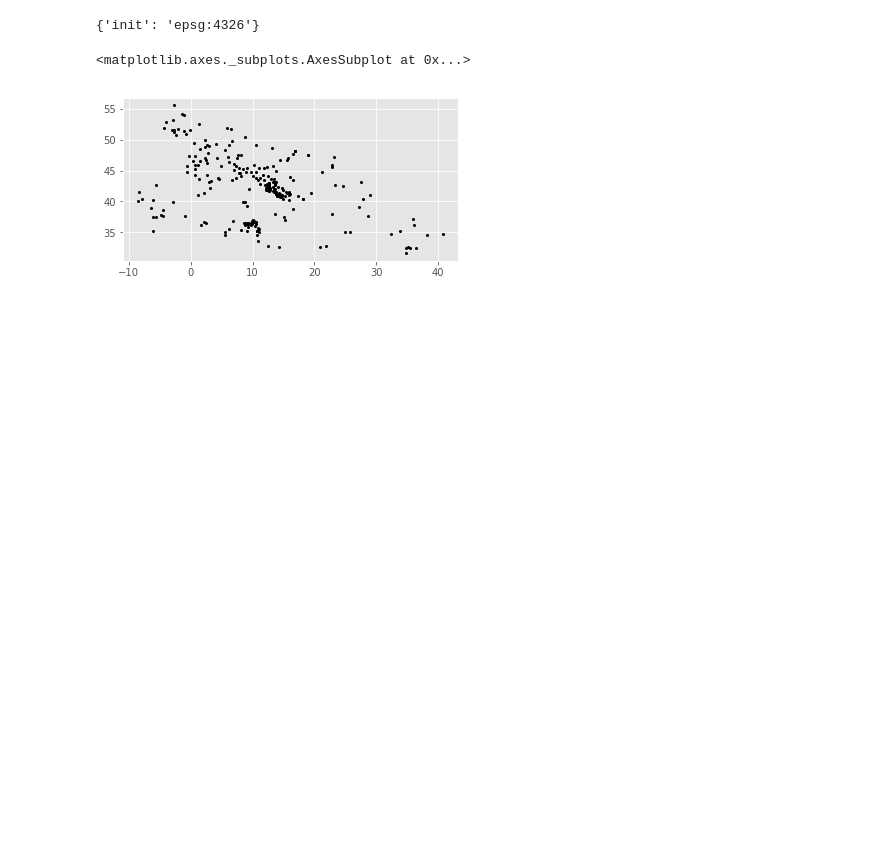
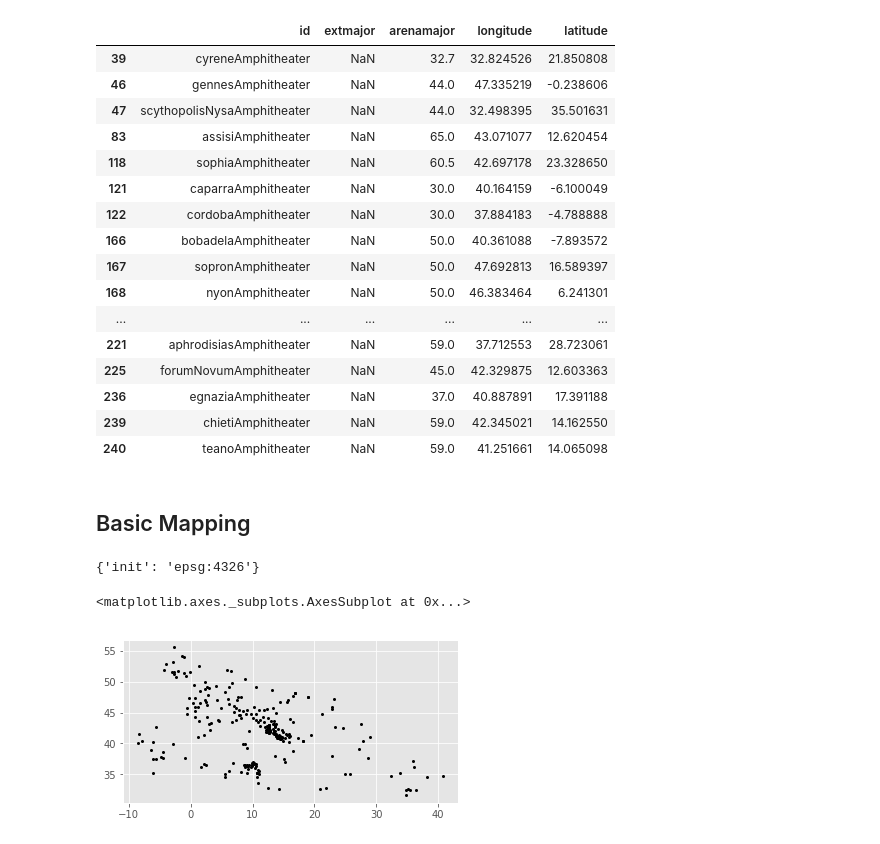
Before and after one commit to sfsheath/roman-amphitheaters, a Jupyter notebook: utility.ipynb, the cells around one changed output. Cells and saved outputs as stored; diff of their text form; code cells hidden in the pictures; blank space fills up the shorter version.

```diff
--- a/utility.ipynb
+++ b/utility.ipynb
@@ -106,7 +110,7 @@ for feature in j['features']:
               feature['geometry']['coordinates'][1],
               feature['geometry']['coordinates'][2]))
 
-ramphs = pd.DataFrame(d, columns=(
+rdf = pd.DataFrame(d, columns=(
  'id',    # short id
  'title', # longer title
  'label', # short label
@@ -129,7 +133,7 @@ ramphs = pd.DataFrame(d, columns=(
  'elevation'  # elevation in meters.
  ))
 
-ramphs[['capacity','elevation','arenamajor','arenaminor',
-        'extmajor','extminor','exteriorheight']] = ramphs[['capacity','elevation','arenamajor',
+rdf[['capacity','elevation','arenamajor','arenaminor',
+        'extmajor','extminor','exteriorheight']] = rdf[['capacity','elevation','arenamajor',
         'arenaminor','extmajor','extminor','exteriorheight']].apply(pd.to_numeric)
 # %%
@@ -167 +184,24 @@ pd.read_csv("roman-amphitheaters.csv", quoting = 2).describe()
+# %%
+# which have heights
+rdf[pd.isnull(rdf.extmajor) ][['id','extmajor','arenamajor','longitude','latitude']]
+# %% [output]
+|  | id | extmajor | arenamajor | longitude | latitude |
+| 39 | cyreneAmphitheater | NaN | 32.7 | 32.824526 | 21.850808 |
+| 46 | gennesAmphitheater | NaN | 44.0 | 47.335219 | -0.238606 |
+| 47 | scythopolisNysaAmphitheater | NaN | 44.0 | 32.498395 | 35.501631 |
+| 83 | assisiAmphitheater | NaN | 65.0 | 43.071077 | 12.620454 |
+| 118 | sophiaAmphitheater | NaN | 60.5 | 42.697178 | 23.328650 |
+| 121 | caparraAmphitheater | NaN | 30.0 | 40.164159 | -6.100049 |
+| 122 | cordobaAmphitheater | NaN | 30.0 | 37.884183 | -4.788888 |
+| 166 | bobadelaAmphitheater | NaN | 50.0 | 40.361088 | -7.893572 |
+| 167 | sopronAmphitheater | NaN | 50.0 | 47.692813 | 16.589397 |
+| 168 | nyonAmphitheater | NaN | 50.0 | 46.383464 | 6.241301 |
+| ... | ... | ... | ... | ... | ... |
+| 221 | aphrodisiasAmphitheater | NaN | 59.0 | 37.712553 | 28.723061 |
+| 225 | forumNovumAmphitheater | NaN | 45.0 | 42.329875 | 12.603363 |
+| 236 | egnaziaAmphitheater | NaN | 37.0 | 40.887891 | 17.391188 |
+| 239 | chietiAmphitheater | NaN | 59.0 | 42.345021 | 14.162550 |
+| 240 | teanoAmphitheater | NaN | 59.0 | 41.251661 | 14.065098 |
+# %% [markdown]
+## Basic Mapping
 # %%
```
Also changed, not shown: parts of 13 cells of this notebook, 1 other file.
